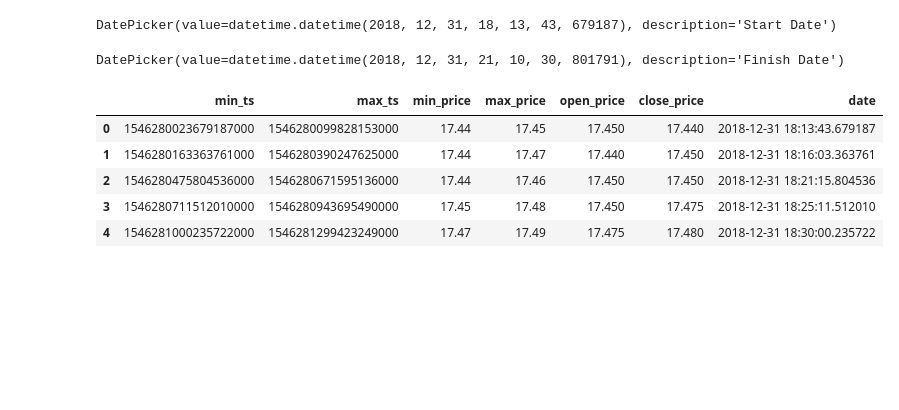
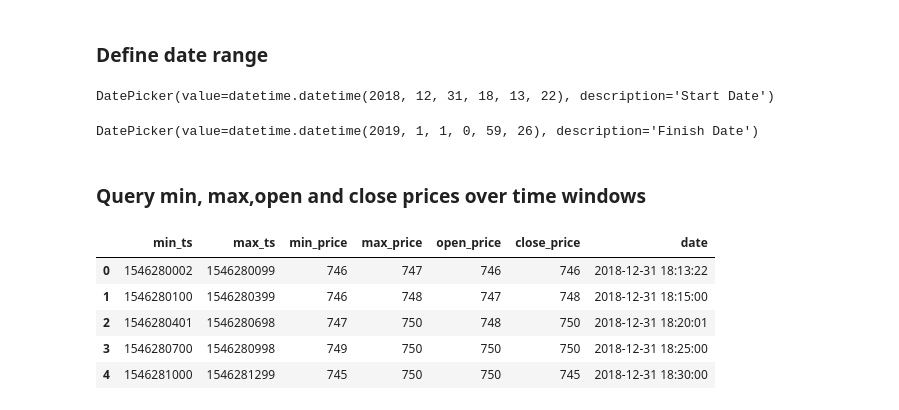
Before and after one commit to allenday/streaming-fsi-showcase, a Jupyter notebook: jupyter/bq.ipynb, the cells around one changed output. Saved outputs shown, nothing was run; the diff lists cells and outputs as text; code cells hidden in the pictures; blank space fills up the shorter version.

```diff
--- a/jupyter/bq.ipynb
+++ b/jupyter/bq.ipynb
@@ -39,9 +44,4 @@ from IPython.core.display import display
 # %%
-# STEP 2
-
 BQ_PROJECT_ID = 'streaming-fsi-showcase'
-TS_MULTIPLIER = 1000000000
-DEFAULT_SYMBOL = 'ETH'
+DEFAULT_SYMBOL = 'GE'
 TIME_WINDOW = 300 # in seconds
-
-client = bigquery.Client(project = BQ_PROJECT_ID)
@@ -80,14 +84,12 @@ symbol = DEFAULT_SYMBOL
 # %%
-# STEP 4.1
-
 info = client.query('''
   SELECT
-    MIN(CAST(stip_ts AS INT64)) as min_ts, MAX(CAST(stip_ts AS INT64)) as max_ts, COUNT(*) as total
-  FROM `polygon.trades_ingest` WHERE symbol="{}"'''
+    MIN(UNIX_SECONDS(ts)) as min_ts, MAX(UNIX_SECONDS(ts)) as max_ts, COUNT(*) as total
+  FROM `polygon.trades` WHERE symbol="{}"'''
   .format(symbol)).to_dataframe()
 
-min_date = datetime.datetime.fromtimestamp(info['min_ts'][0]/TS_MULTIPLIER)
-max_date = datetime.datetime.fromtimestamp(info['max_ts'][0]/TS_MULTIPLIER)
+min_date = datetime.datetime.fromtimestamp(info['min_ts'][0])
+max_date = datetime.datetime.fromtimestamp(info['max_ts'][0])
 
 print("Info for %s:\n\tMin date: %s \n\tMax date: %s \n\tRows: %d\n" % (symbol, min_date, max_date, info['total']))
 # %% [output]
@@ -98,6 +100,6 @@ Info for ETH:
+# %% [markdown]
+### Define date range
 # %%
-# STEP 4.2
-
 start_date_widget = widgets.DatePicker(
     description='Start Date',
     value=min_date,
@@ -110,45 +112,41 @@ finish_date_widget = widgets.DatePicker(
 )
 display(start_date_widget, finish_date_widget)
 # %% [output]
-DatePicker(value=datetime.datetime(2018, 12, 31, 18, 13, 43, 679187), description='Start Date')
+DatePicker(value=datetime.datetime(2018, 12, 31, 18, 13, 22), description='Start Date')
-DatePicker(value=datetime.datetime(2018, 12, 31, 21, 10, 30, 801791), description='Finish Date')
+DatePicker(value=datetime.datetime(2019, 1, 1, 0, 59, 26), description='Finish Date')
+# %% [markdown]
+### Query min, max,open and close prices over time windows
 # %%
-# STEP 5.1
-
 start_date = datetime.datetime.combine(start_date_widget.value, datetime.time(0,0,0)) if start_date_widget.value else datetime.datetime.combine(min_date, datetime.time(0,0,0))
 finish_date = datetime.datetime.combine(finish_date_widget.value, datetime.time(23,59,59)) if start_date_widget.value else datetime.datetime.combine(max_date, datetime.time(23,59,59))
 
-ts_start_date = int(time.mktime(start_date.timetuple()) * TS_MULTIPLIER)
-ts_finish_date = int(time.mktime(finish_date.timetuple()) * TS_MULTIPLIER)
-
-# STEP 5.2
+ts_start_date = int(time.mktime(start_date.timetuple()))
+ts_finish_date = int(time.mktime(finish_date.timetuple()))
 
 df = client.query('''
   SELECT
-    CAST(q.min_ts AS INT64) AS min_ts, CAST(q.max_ts AS INT64) AS max_ts,
-    min_price, max_price, ti1.trade_price AS open_price, ti2.trade_price AS close_price
+    UNIX_SECONDS(min_ts) AS min_ts, UNIX_SECONDS(max_ts) AS max_ts,
+    min_price, max_price, ti1.price AS open_price, ti2.price AS close_price
   FROM (
     SELECT
-      MIN(stip_ts) AS min_ts, MAX(stip_ts) AS max_ts,
-      MIN(trade_price) AS min_price, MAX(trade_price) AS max_price,
-      FLOOR((CAST(stip_ts AS INT64)/({1}*{2})))
-    FROM polygon.trades_ingest
-    WHERE symbol="{0}" AND CAST(stip_ts AS INT64)>={3} AND CAST(stip_ts AS INT64)<={4}
-    GROUP BY FLOOR((CAST(stip_ts AS INT64)/({1}*{2})))
+      MIN(ts) AS min_ts, MAX(ts) AS max_ts,
+      MIN(price) AS min_price, MAX(price) AS max_price,
+      FLOOR((UNIX_SECONDS(ts)/{1}))
+    FROM polygon.trades
+    WHERE symbol="{0}" AND UNIX_SECONDS(ts)>={2} AND UNIX_SECONDS(ts)<={3}
+    GROUP BY FLOOR((UNIX_SECONDS(ts)/{1}))
   ) q
-  JOIN polygon.trades_ingest ti1 ON ti1.stip_ts=min_ts
-  JOIN polygon.trades_ingest ti2 ON ti2.stip_ts=max_ts
+  JOIN polygon.trades ti1 ON ti1.ts=min_ts AND ti1.symbol="{0}"
+  JOIN polygon.trades ti2 ON ti2.ts=max_ts AND ti2.symbol="{0}"
   ORDER BY min_ts
-'''.format(symbol, TS_MULTIPLIER, TIME_WINDOW, ts_start_date, ts_finish_date)).to_dataframe()
+'''.format(symbol, TIME_WINDOW, ts_start_date, ts_finish_date)).to_dataframe()
 
-# STEP 5.3
-
-df['date'] = df.apply(lambda row: datetime.datetime.fromtimestamp(row.min_ts/TS_MULTIPLIER), axis = 1)
+df['date'] = df.apply(lambda row: datetime.datetime.fromtimestamp(row.min_ts), axis = 1)
 df.head()
 # %% [output]
 |  | min_ts | max_ts | min_price | max_price | open_price | close_price | date |
-| 0 | 1546280023679187000 | 1546280099828153000 | 17.44 | 17.45 | 17.450 | 17.440 | 2018-12-31 18:13:43.679187 |
-| 1 | 1546280163363761000 | 1546280390247625000 | 17.44 | 17.47 | 17.440 | 17.450 | 2018-12-31 18:16:03.363761 |
-| 2 | 1546280475804536000 | 1546280671595136000 | 17.44 | 17.46 | 17.450 | 17.450 | 2018-12-31 18:21:15.804536 |
-| 3 | 1546280711512010000 | 1546280943695490000 | 17.45 | 17.48 | 17.450 | 17.475 | 2018-12-31 18:25:11.512010 |
-| 4 | 1546281000235722000 | 1546281299423249000 | 17.47 | 17.49 | 17.475 | 17.480 | 2018-12-31 18:30:00.235722 |
+| 0 | 1546280002 | 1546280099 | 746 | 747 | 746 | 746 | 2018-12-31 18:13:22 |
+| 1 | 1546280100 | 1546280399 | 746 | 748 | 747 | 748 | 2018-12-31 18:15:00 |
+| 2 | 1546280401 | 1546280698 | 747 | 750 | 748 | 750 | 2018-12-31 18:20:01 |
+| 3 | 1546280700 | 1546280998 | 749 | 750 | 750 | 750 | 2018-12-31 18:25:00 |
+| 4 | 1546281000 | 1546281299 | 745 | 750 | 750 | 745 | 2018-12-31 18:30:00 |
```
Also changed, not shown: parts of 16 cells of this notebook, 1 other file.
